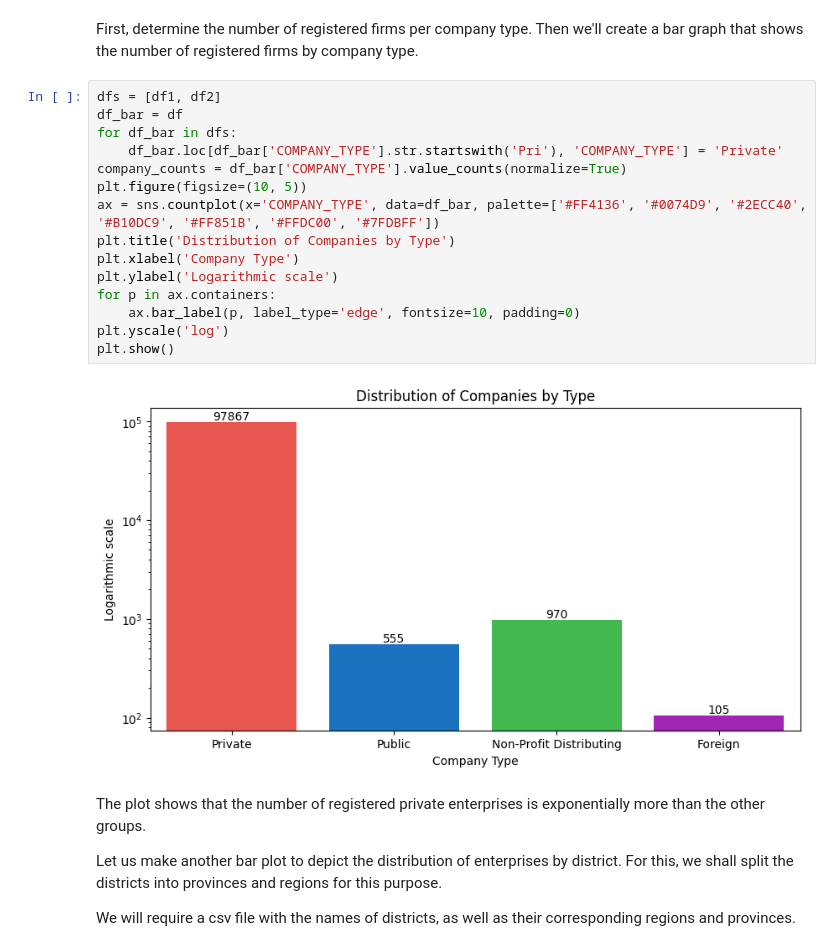
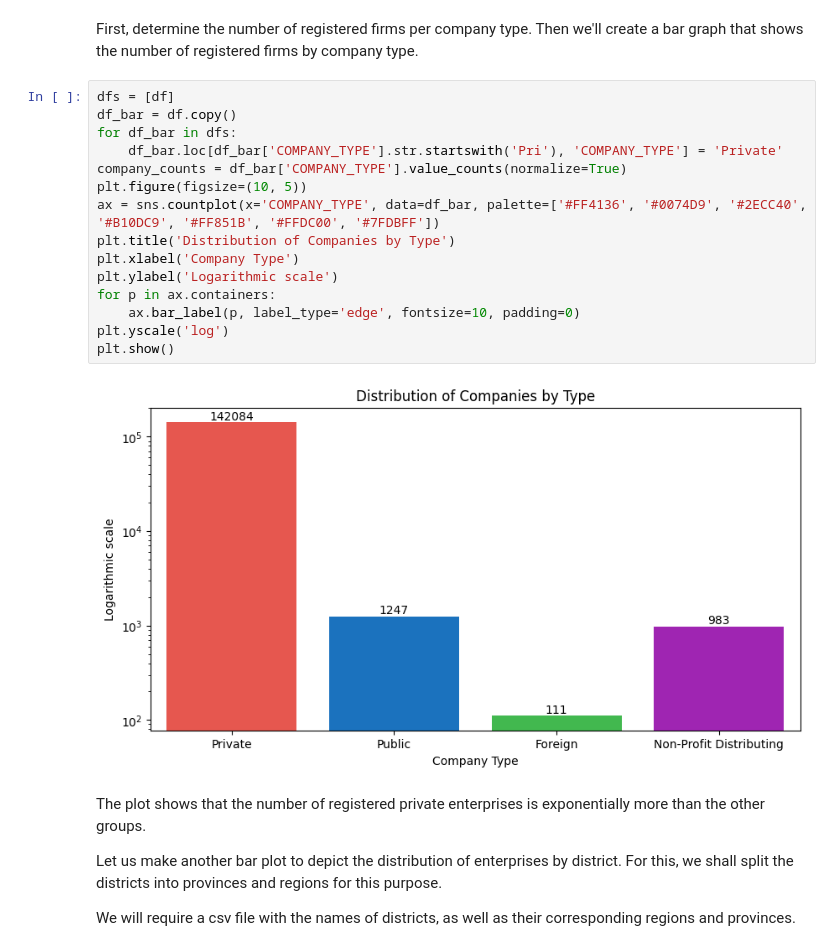
Before and after one commit to PIYUSH-R04/Data_analysis_on_the_growth_and_distribution_of_registered_companies_in_Nepal, a Jupyter notebook: furbished_analysis_of_the_growth_and_distribution_of_registered_companies_in_nepal.ipynb, the cells around one changed output. Saved outputs shown, nothing was run; the diff lists cells and outputs as text.

```diff
--- a/furbished_analysis_of_the_growth_and_distribution_of_registered_companies_in_nepal.ipynb
+++ b/furbished_analysis_of_the_growth_and_distribution_of_registered_companies_in_nepal.ipynb
@@ -53,22 +53,22 @@ As we can see, the data is organized into five distinct columns.
 # %% [markdown]
 First, determine the number of registered firms per company type. Then we'll create a bar graph that shows the number of registered firms by company type.
 # %%
-dfs = [df1, df2]
-df_bar = df
+dfs = [df]
+df_bar = df.copy()
 for df_bar in dfs:
     df_bar.loc[df_bar['COMPANY_TYPE'].str.startswith('Pri'), 'COMPANY_TYPE'] = 'Private'
 company_counts = df_bar['COMPANY_TYPE'].value_counts(normalize=True)
 plt.figure(figsize=(10, 5))
 ax = sns.countplot(x='COMPANY_TYPE', data=df_bar, palette=['#FF4136', '#0074D9', '#2ECC40', '#B10DC9', '#FF851B', '#FFDC00', '#7FDBFF'])
 plt.title('Distribution of Companies by Type')
 plt.xlabel('Company Type')
 plt.ylabel('Logarithmic scale')
 for p in ax.containers:
     ax.bar_label(p, label_type='edge', fontsize=10, padding=0)
 plt.yscale('log')
 plt.show()
 # %% [output]
-[figure, old version]
+[figure, new version]
 # %% [markdown]
 The plot shows that the number of registered private enterprises is exponentially more than the other groups.
 
```
